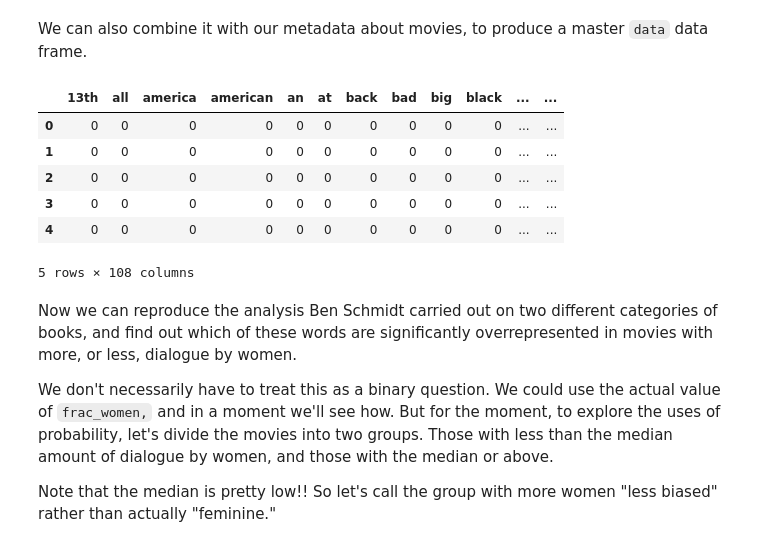
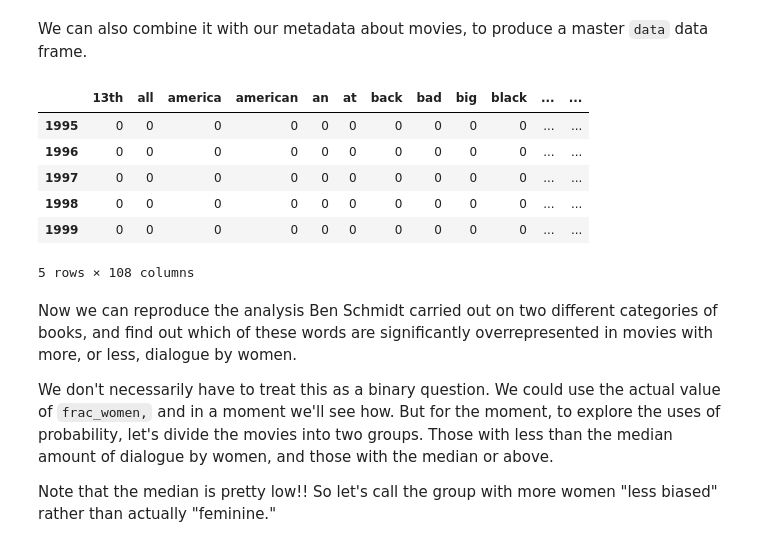
Before and after one commit to tedunderwood/is417, a Jupyter notebook: labs/3DistinctivenessSep7/DistinctiveWords.ipynb, the cells around one changed output. Saved outputs shown, nothing was run; the diff lists cells and outputs as text; code cells hidden in the pictures.

````diff
--- a/labs/3DistinctivenessSep7/DistinctiveWords.ipynb
+++ b/labs/3DistinctivenessSep7/DistinctiveWords.ipynb
@@ -179,14 +189,14 @@ wordcounts
 We can also combine it with our metadata about movies, to produce a master ```data``` data frame.
 # %%
 data = pd.concat([wordcounts, title], axis = 1)
-data.head()
+data.tail()
 # %% [output]
 |  | 13th | all | america | american | an | at | back | bad | big | black | ... | ... |
-| 0 | 0 | 0 | 0 | 0 | 0 | 0 | 0 | 0 | 0 | 0 | ... | ... |
-| 1 | 0 | 0 | 0 | 0 | 0 | 0 | 0 | 0 | 0 | 0 | ... | ... |
-| 2 | 0 | 0 | 0 | 0 | 0 | 0 | 0 | 0 | 0 | 0 | ... | ... |
-| 3 | 0 | 0 | 0 | 0 | 0 | 0 | 0 | 0 | 0 | 0 | ... | ... |
-| 4 | 0 | 0 | 0 | 0 | 0 | 0 | 0 | 0 | 0 | 0 | ... | ... |
+| 1995 | 0 | 0 | 0 | 0 | 0 | 0 | 0 | 0 | 0 | 0 | ... | ... |
+| 1996 | 0 | 0 | 0 | 0 | 0 | 0 | 0 | 0 | 0 | 0 | ... | ... |
+| 1997 | 0 | 0 | 0 | 0 | 0 | 0 | 0 | 0 | 0 | 0 | ... | ... |
+| 1998 | 0 | 0 | 0 | 0 | 0 | 0 | 0 | 0 | 0 | 0 | ... | ... |
+| 1999 | 0 | 0 | 0 | 0 | 0 | 0 | 0 | 0 | 0 | 0 | ... | ... |
 5 rows × 108 columns
 # %% [markdown]
 Now we can reproduce the analysis Ben Schmidt carried out on two different categories of books, and find out which of these words are significantly overrepresented in movies with more, or less, dialogue by women.
````
Also changed, not shown: parts of 21 cells of this notebook.
